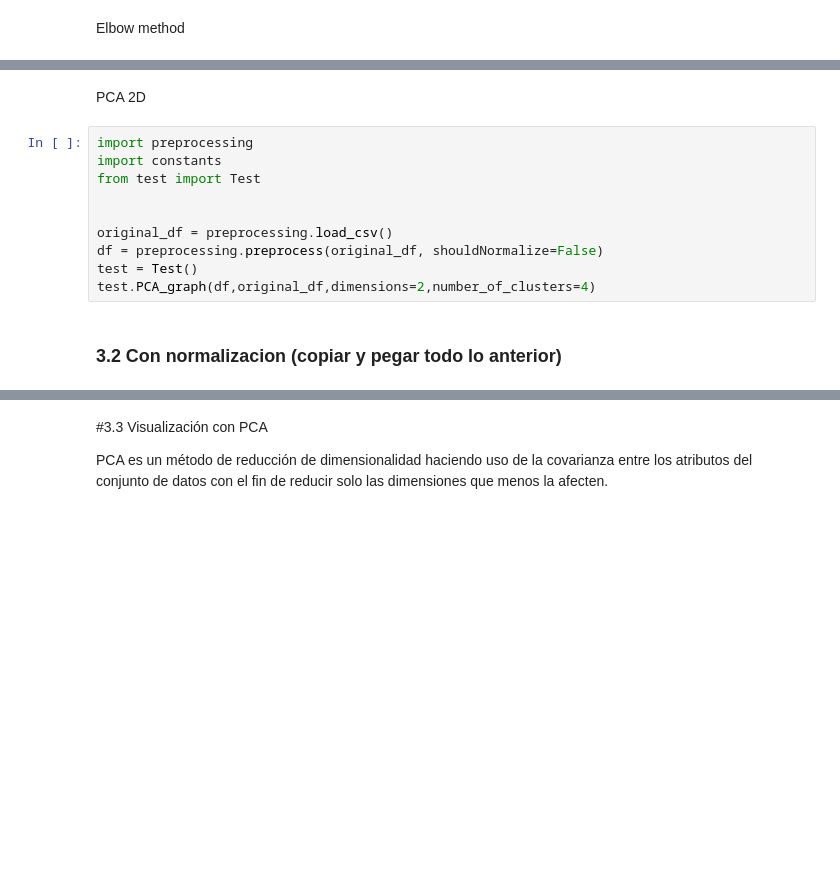
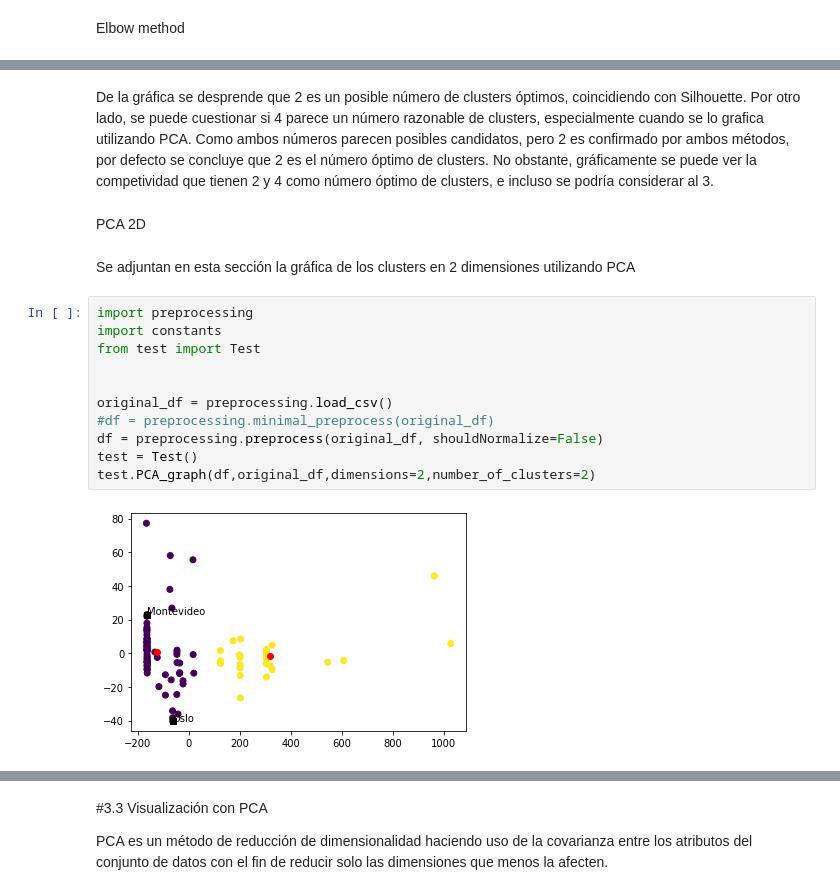
Before and after one commit to AlexisBaladon/Machine-Learning-FING, a Jupyter notebook: tarea4.ipynb, the cells around one changed output, grey strips where cells are left out. Saved outputs shown, nothing was run; the diff lists cells and outputs as text; blank space fills up the shorter version.

```diff
--- a/tarea4.ipynb
+++ b/tarea4.ipynb
@@ -152,14 +164,19 @@ test.test_elbow_method(dataset=df,k_values=k_values,cpu_count=os.cpu_count())
+# %% [markdown]
+De la gráfica se desprende que 2 es un posible número de clusters óptimos, coincidiendo con Silhouette. Por otro lado, se puede cuestionar si 4 parece un número razonable de clusters, especialmente cuando se lo grafica utilizando PCA. Como ambos números parecen posibles candidatos, pero 2 es confirmado por ambos métodos, por defecto se concluye que 2 es el número óptimo de clusters. No obstante, gráficamente se puede ver la competividad que tienen 2 y 4 como número óptimo de clusters, e incluso se podría considerar al 3.
 # %% [markdown]
 PCA 2D
+# %% [markdown]
+Se adjuntan en esta sección la gráfica de los clusters en 2 dimensiones utilizando PCA
 # %%
 import preprocessing
 import constants
 from test import Test
 
 
 original_df = preprocessing.load_csv()
+#df = preprocessing.minimal_preprocess(original_df)
 df = preprocessing.preprocess(original_df, shouldNormalize=False)
 test = Test()
-test.PCA_graph(df,original_df,dimensions=2,number_of_clusters=4)
+test.PCA_graph(df,original_df,dimensions=2,number_of_clusters=2)
+# %% [output]
+[figure, added]
-# %% [markdown]
-### 3.2 Con normalizacion (copiar y pegar todo lo anterior)
```
Also changed, not shown: parts of 23 cells of this notebook, 3 other files.
